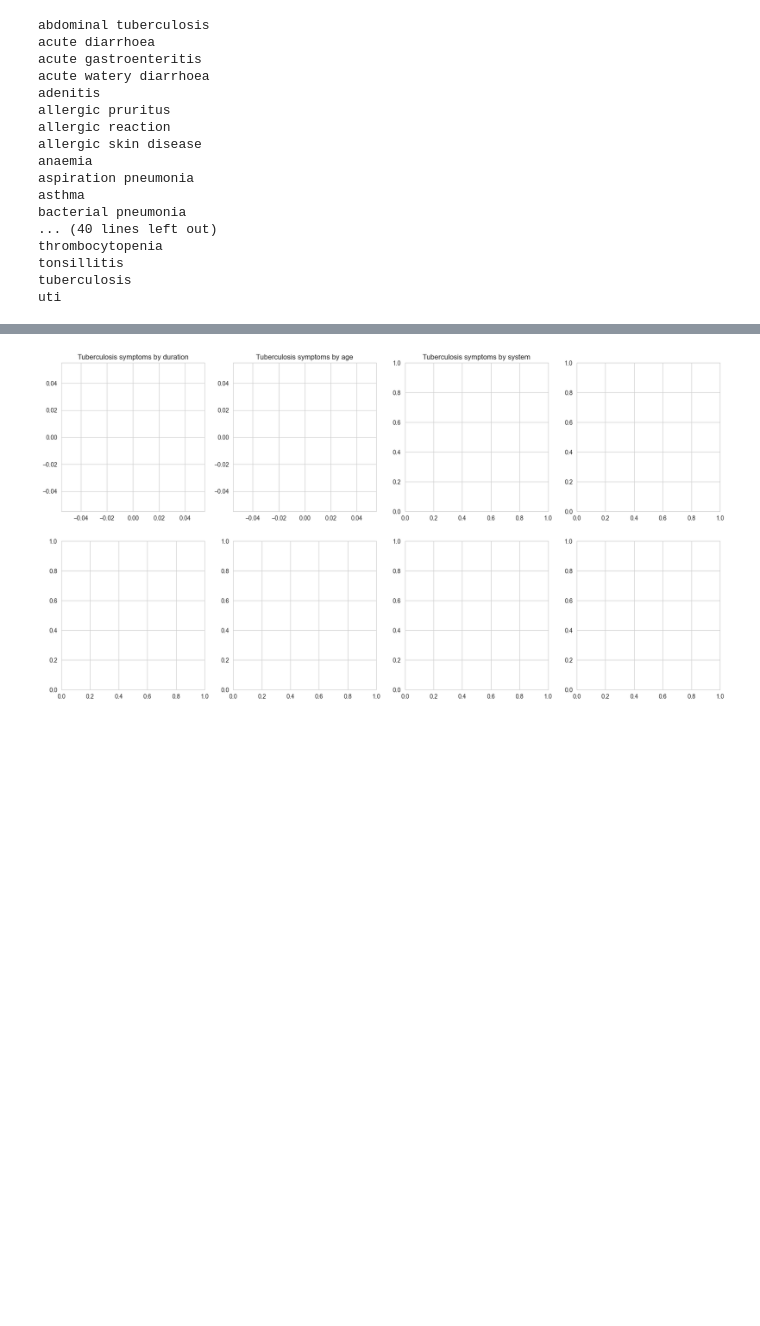
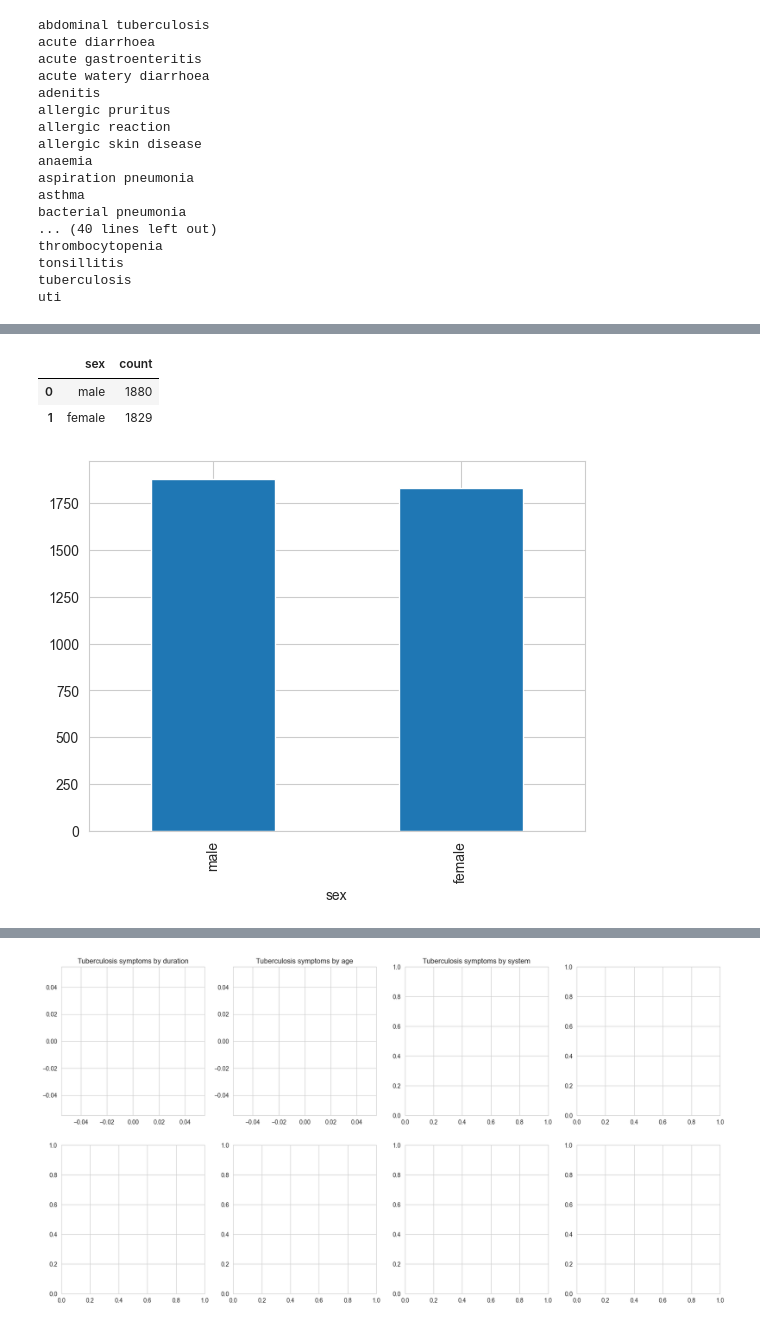
Before and after one commit to StephKisee/cdsa-for-kenyan-clinicians, a Jupyter notebook: notebooks/data_exploration.ipynb, the cells around one changed output, grey strips where cells are left out. Cells and saved outputs as stored; diff of their text form; code cells hidden in the pictures; blank space fills up the shorter version.

```diff
--- a/notebooks/data_exploration.ipynb
+++ b/notebooks/data_exploration.ipynb
@@ -402,0 +378,9 @@ Name: count, dtype: int64
+# %%
+sex_by_id = df[["_uuid", "sex"]].drop_duplicates()
+sex_by_id.sex.value_counts().plot(kind="bar")
+sex_by_id.sex.value_counts().reset_index()
+# %% [output]
+|  | sex | count |
+| 0 | male | 1880 |
+| 1 | female | 1829 |
+[figure, added]
```
Also changed, not shown: parts of 24 cells of this notebook.
